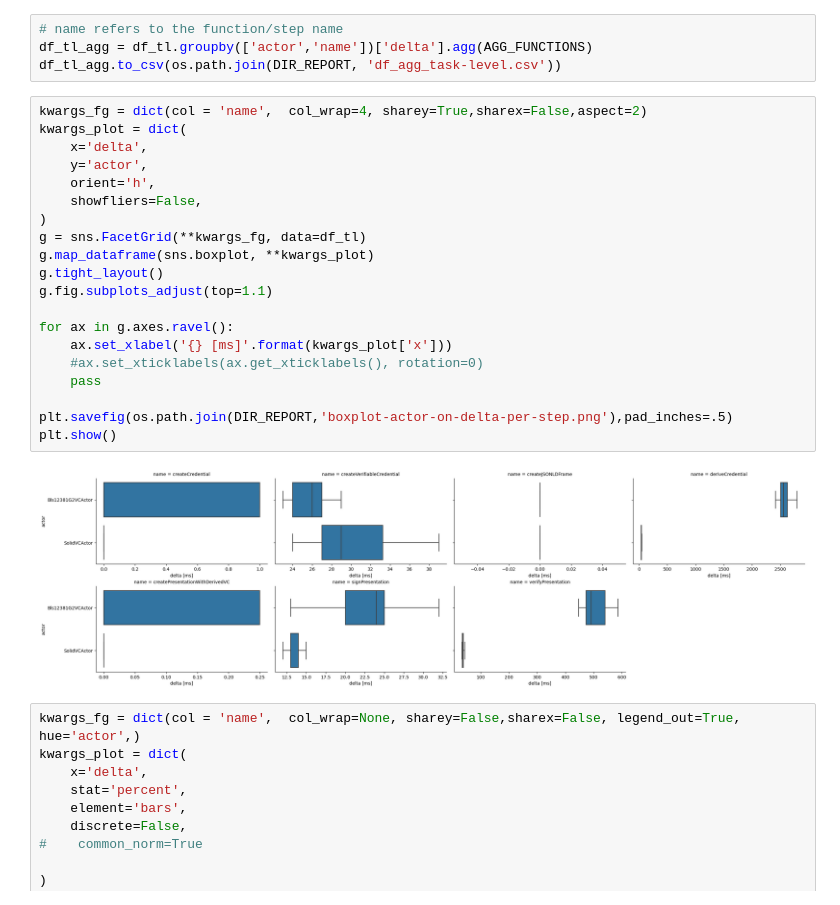
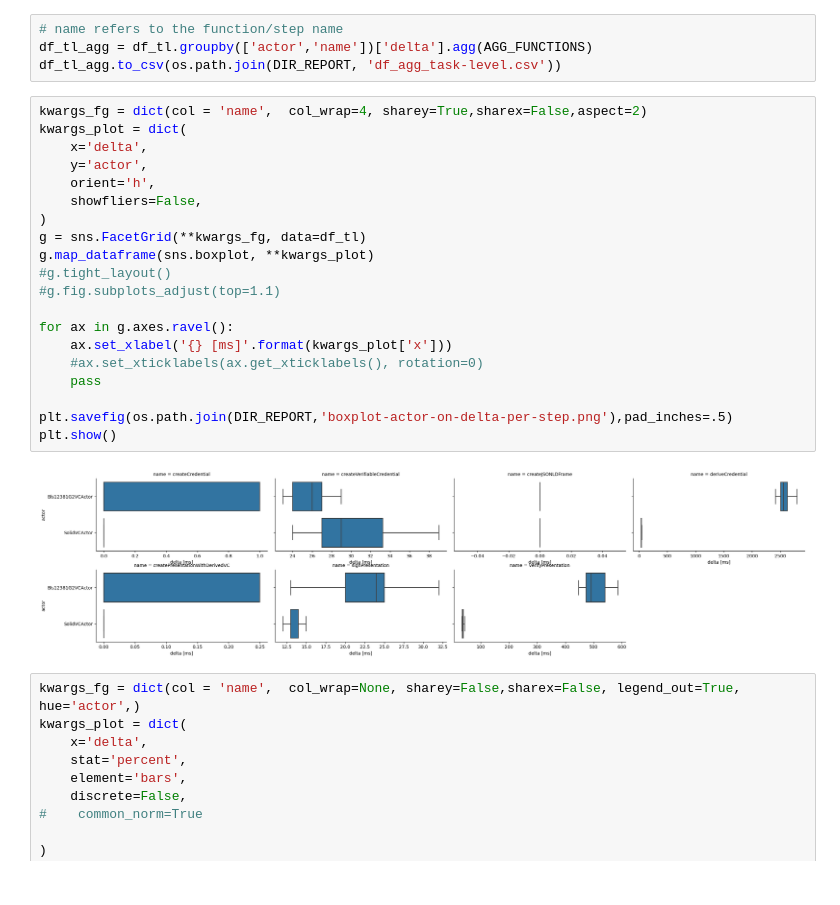
Before and after one commit to SolidLabResearch/pseudonymity-demo, a Jupyter notebook: profiling-report.ipynb, the cells around one changed output. Cells and saved outputs as stored; diff of their text form.

```diff
--- a/profiling-report.ipynb
+++ b/profiling-report.ipynb
@@ -112,25 +112,25 @@ df_tl_agg.to_csv(os.path.join(DIR_REPORT, 'df_agg_task-level.csv'))
 # %%
 kwargs_fg = dict(col = 'name',  col_wrap=4, sharey=True,sharex=False,aspect=2)
 kwargs_plot = dict(
     x='delta',
     y='actor',
     orient='h',
     showfliers=False,
 )
 g = sns.FacetGrid(**kwargs_fg, data=df_tl)
 g.map_dataframe(sns.boxplot, **kwargs_plot)
-g.tight_layout()
-g.fig.subplots_adjust(top=1.1)
+#g.tight_layout()
+#g.fig.subplots_adjust(top=1.1)
 
 for ax in g.axes.ravel():
     ax.set_xlabel('{} [ms]'.format(kwargs_plot['x']))
     #ax.set_xticklabels(ax.get_xticklabels(), rotation=0)
     pass
 
 plt.savefig(os.path.join(DIR_REPORT,'boxplot-actor-on-delta-per-step.png'),pad_inches=.5)
 plt.show()
 # %% [output]
-[figure, old version]
+[figure, new version]
 # %%
 kwargs_fg = dict(col = 'name',  col_wrap=None, sharey=False,sharex=False, legend_out=True,    hue='actor',)
 kwargs_plot = dict(
```
Also changed, not shown: 3 other files.
